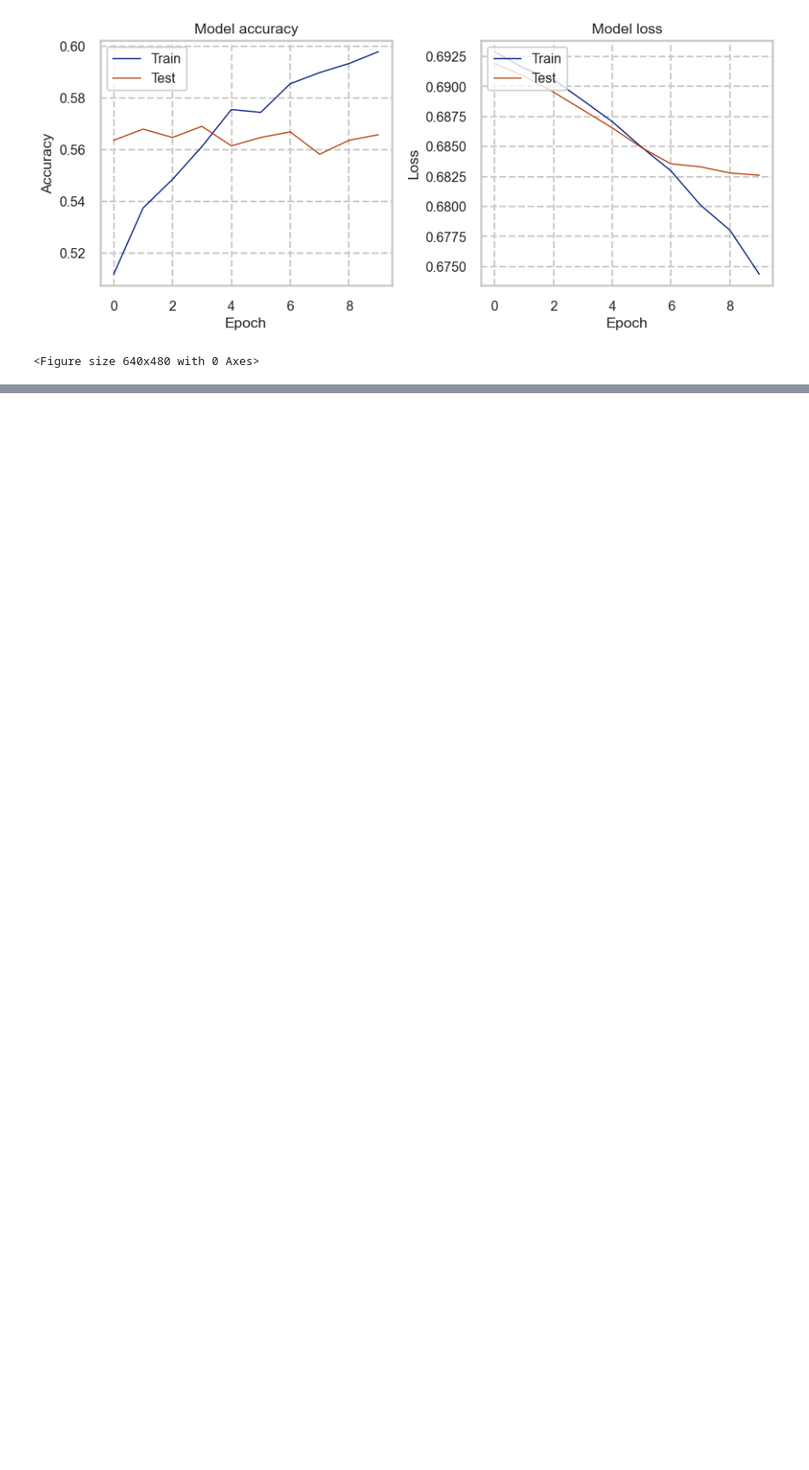
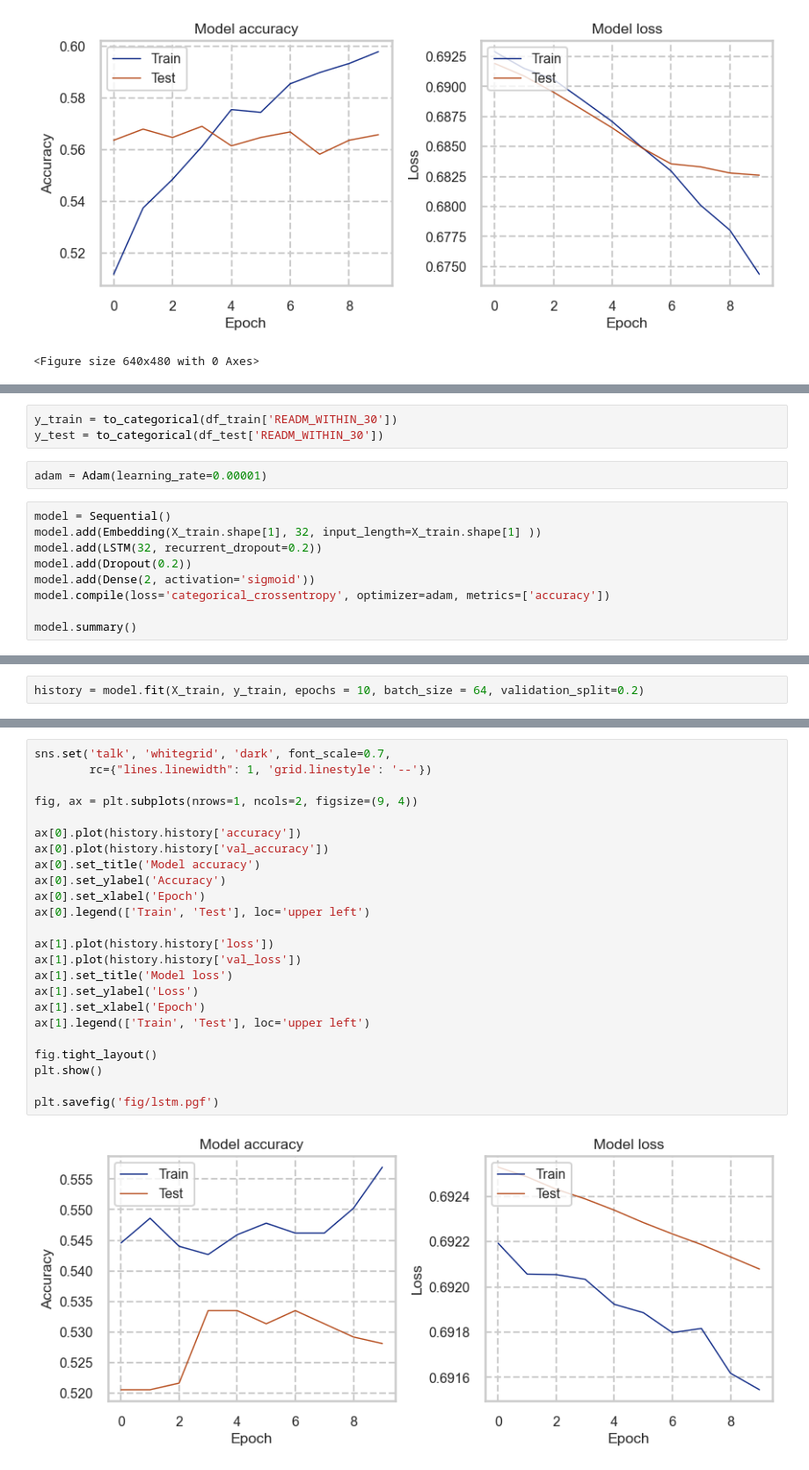
Before and after one commit to berasaikat/predicting-unplanned-icu-admissions, a Jupyter notebook: gru-lstm-models.ipynb, the cells around one changed output, grey strips where cells are left out. Shown: that part at 88% size. Drawn from its saved outputs; the diff is of its cells as text; blank space fills up the shorter version.

Commit message:
fitting lstm model

```diff
--- a/gru-lstm-models.ipynb
+++ b/gru-lstm-models.ipynb
@@ -220,0 +243,14 @@ plt.savefig('fig/gru.pgf')
+# %%
+y_train = to_categorical(df_train['READM_WITHIN_30'])
+y_test = to_categorical(df_test['READM_WITHIN_30'])
+# %%
+adam = Adam(learning_rate=0.00001)
+# %%
+model = Sequential()
+model.add(Embedding(X_train.shape[1], 32, input_length=X_train.shape[1] ))
+model.add(LSTM(32, recurrent_dropout=0.2))
+model.add(Dropout(0.2))
+model.add(Dense(2, activation='sigmoid'))
+model.compile(loss='categorical_crossentropy', optimizer=adam, metrics=['accuracy'])
+
+model.summary()
@@ -220,0 +279,2 @@ plt.savefig('fig/gru.pgf')
+# %%
+history = model.fit(X_train, y_train, epochs = 10, batch_size = 64, validation_split=0.2)
@@ -220,0 +331,26 @@ plt.savefig('fig/gru.pgf')
+# %%
+sns.set('talk', 'whitegrid', 'dark', font_scale=0.7,
+        rc={"lines.linewidth": 1, 'grid.linestyle': '--'})
+
+fig, ax = plt.subplots(nrows=1, ncols=2, figsize=(9, 4))
+
+ax[0].plot(history.history['accuracy'])
+ax[0].plot(history.history['val_accuracy'])
+ax[0].set_title('Model accuracy')
+ax[0].set_ylabel('Accuracy')
+ax[0].set_xlabel('Epoch')
+ax[0].legend(['Train', 'Test'], loc='upper left')
+
+ax[1].plot(history.history['loss'])
+ax[1].plot(history.history['val_loss'])
+ax[1].set_title('Model loss')
+ax[1].set_ylabel('Loss')
+ax[1].set_xlabel('Epoch')
+ax[1].legend(['Train', 'Test'], loc='upper left')
+
+fig.tight_layout()
+plt.show()
+
+plt.savefig('fig/lstm.pgf')
+# %% [output]
+[figure, added]
```
Also changed, not shown: parts of 10 cells of this notebook, 1 other file.
